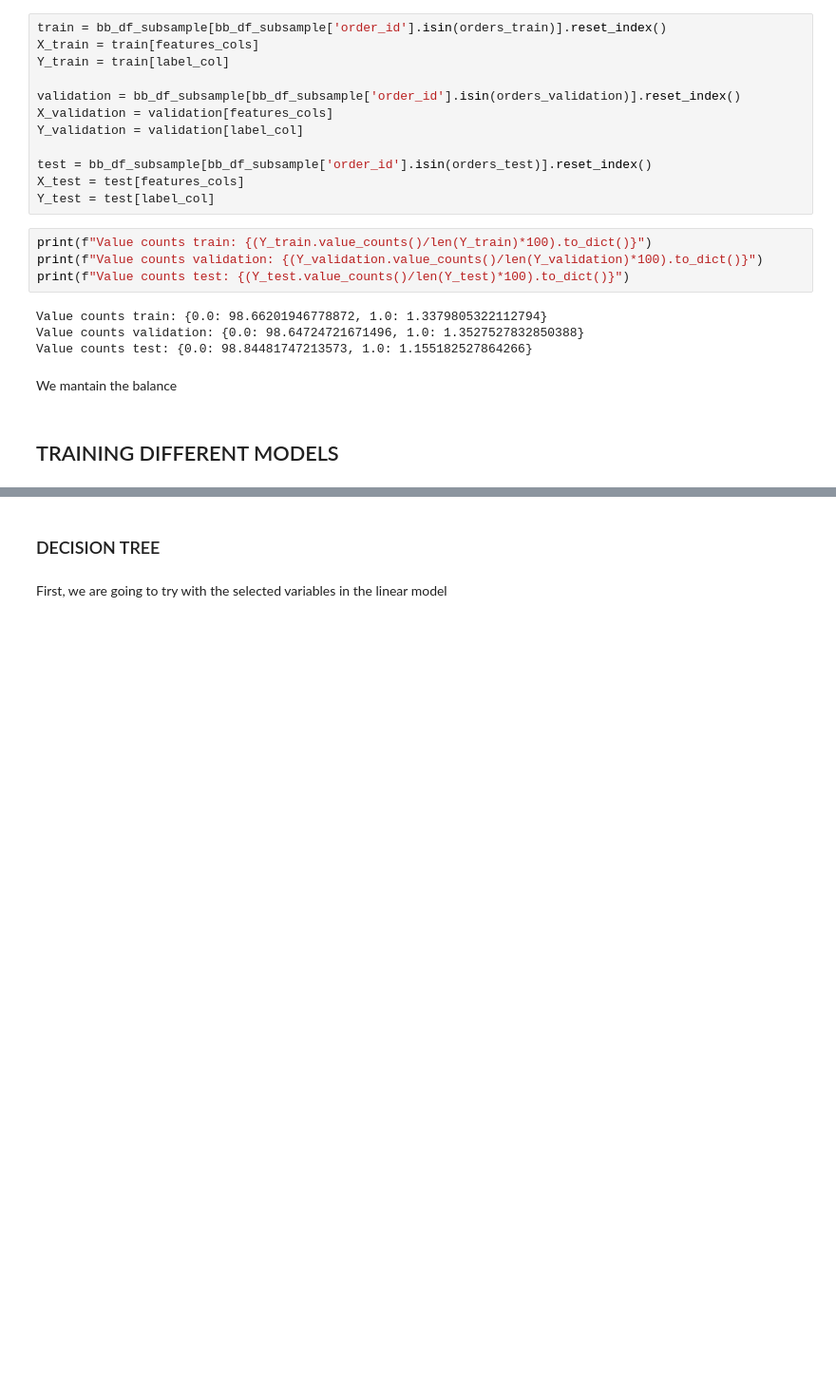
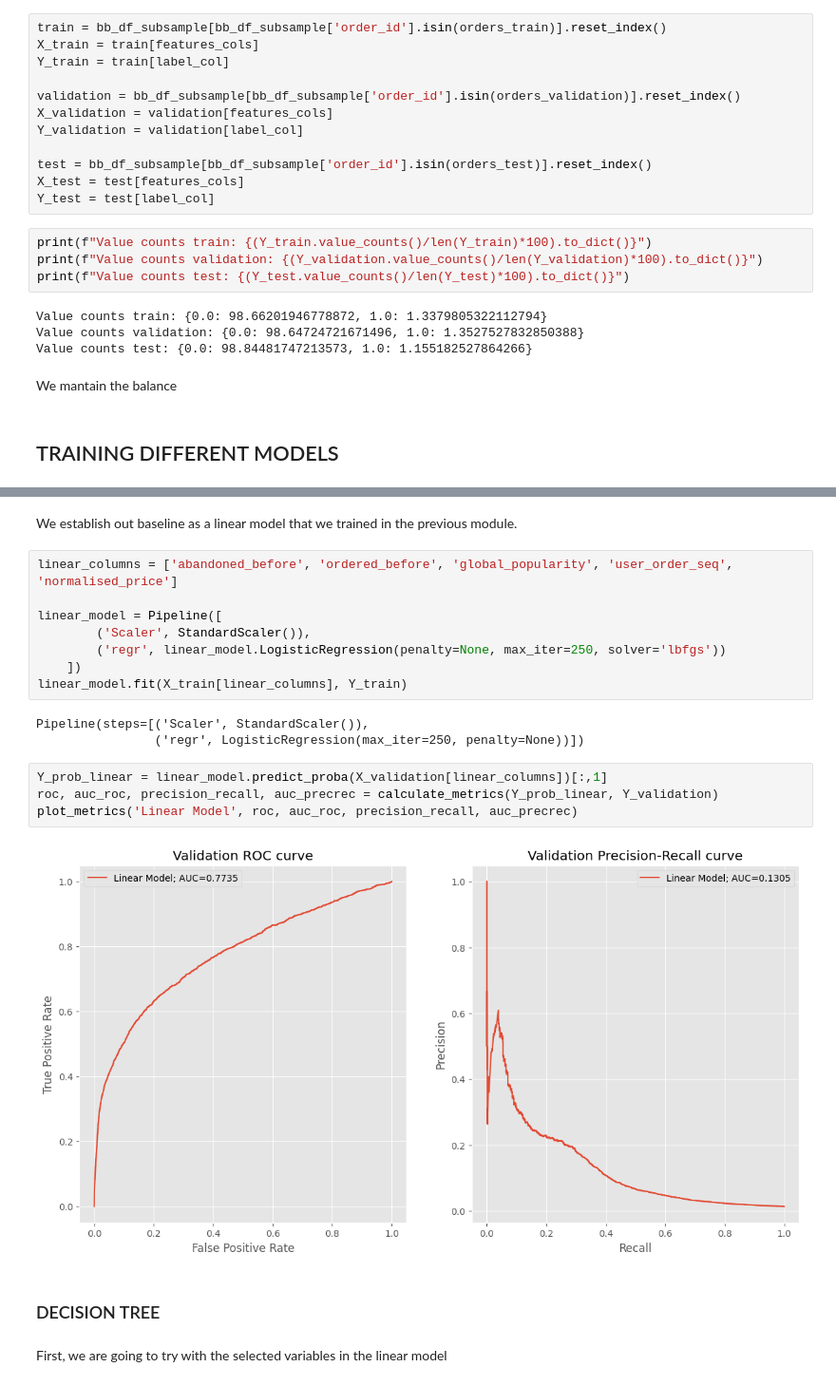
Before and after one commit to uhernando002/zrive-ds, a Jupyter notebook: src/module_4/module_4_milestone1.ipynb, the cells around one changed output, grey strips where cells are left out. Shown at 95% size. Saved outputs shown, nothing was run; the diff lists cells and outputs as text; blank space fills up the shorter version.

```diff
--- a/src/module_4/module_4_milestone1.ipynb
+++ b/src/module_4/module_4_milestone1.ipynb
@@ -107,3 +143,22 @@ train_columns = numerical_cols + binary_cols
+# %% [markdown]
+We establish out baseline as a linear model that we trained in the previous module.
+# %%
+linear_columns = ['abandoned_before', 'ordered_before', 'global_popularity', 'user_order_seq', 'normalised_price']
+
+linear_model = Pipeline([
+        ('Scaler', StandardScaler()),
+        ('regr', linear_model.LogisticRegression(penalty=None, max_iter=250, solver='lbfgs'))
+    ])
+linear_model.fit(X_train[linear_columns], Y_train)
+# %% [output]
+Pipeline(steps=[('Scaler', StandardScaler()),
+                ('regr', LogisticRegression(max_iter=250, penalty=None))])
+# %%
+Y_prob_linear = linear_model.predict_proba(X_validation[linear_columns])[:,1]
+roc, auc_roc, precision_recall, auc_precrec = calculate_metrics(Y_prob_linear, Y_validation)
+plot_metrics('Linear Model', roc, auc_roc, precision_recall, auc_precrec)
+# %% [output]
+[figure, added]
 # %% [markdown]
 ### DECISION TREE
 # %% [markdown]
```
Also changed, not shown: parts of 33 cells of this notebook.
